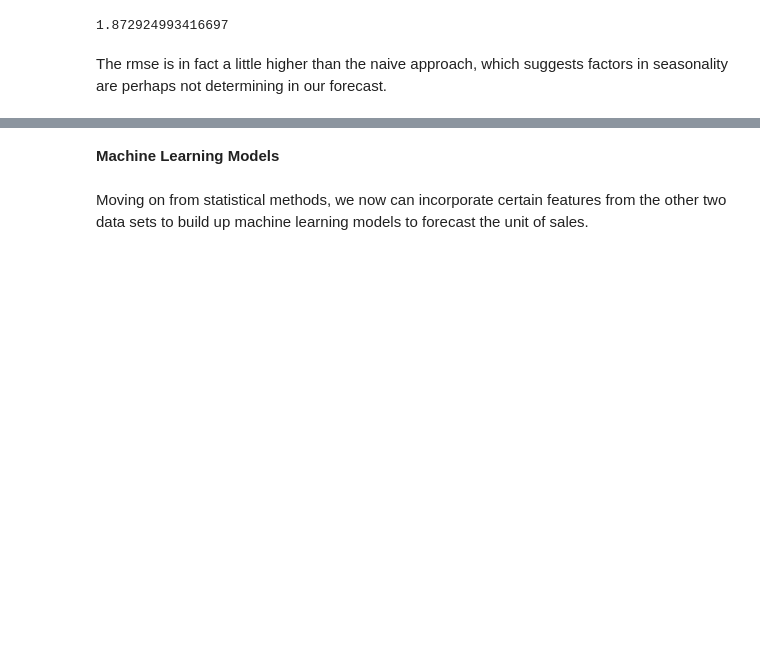
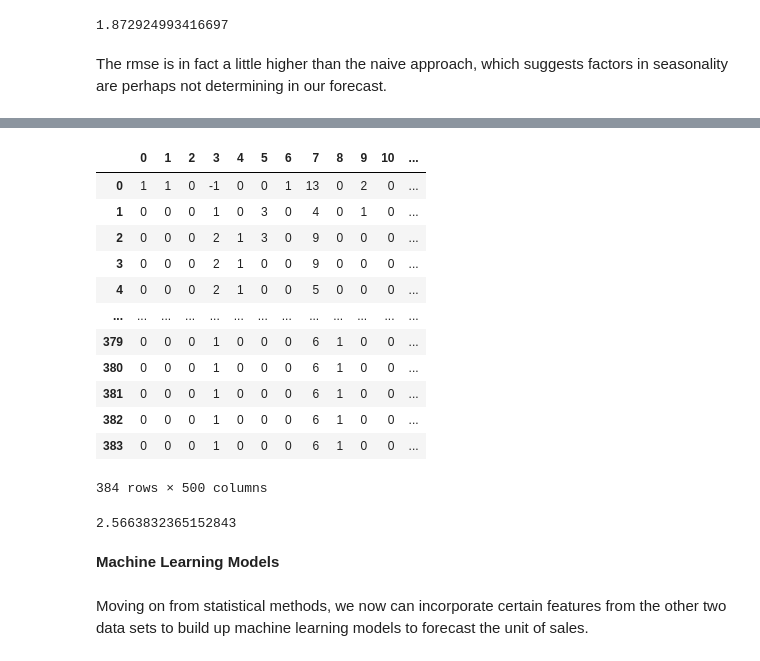
Before and after one commit to taoo0316/Applied-Data-Science, a Jupyter notebook: final project/YSC4224_Final_Project.ipynb, the cells around one changed output, grey strips where cells are left out. Cells and saved outputs as stored; diff of their text form; code cells hidden in the pictures; blank space fills up the shorter version.

```diff
--- a/final project/YSC4224_Final_Project.ipynb
+++ b/final project/YSC4224_Final_Project.ipynb
@@ -406,3 +475,45 @@ The rmse is in fact a little higher than the naive approach, which suggests fact
+# %%
+#creating the train and validation set
+train_var = first_500_sales[:int(0.8*(len(first_500_sales)))]
+valid_var = first_500_sales[int(0.8*(len(first_500_sales))):]
+
+#fit the model
+from statsmodels.tsa.vector_ar.var_model import VAR
+
+model = VAR(endog=train_var)
+model_fit = model.fit()
+
+# make prediction on validation
+prediction_var = model_fit.forecast(model.endog, steps=len(valid_var))
+# %%
+#converting predictions to dataframe
+pred_var = pd.DataFrame(index=range(0,len(prediction_var)),columns=[first_500_sales.columns])
+for j in range(0,500):
+    for i in range(0, len(prediction_var)):
+       pred_var.iloc[i][j] = prediction_var[i][j]
+
+pred_var = pred_var.astype(int)
+pred_var
+# %% [output]
+|  | 0 | 1 | 2 | 3 | 4 | 5 | 6 | 7 | 8 | 9 | 10 | ... |
+| 0 | 1 | 1 | 0 | -1 | 0 | 0 | 1 | 13 | 0 | 2 | 0 | ... |
+| 1 | 0 | 0 | 0 | 1 | 0 | 3 | 0 | 4 | 0 | 1 | 0 | ... |
+| 2 | 0 | 0 | 0 | 2 | 1 | 3 | 0 | 9 | 0 | 0 | 0 | ... |
+| 3 | 0 | 0 | 0 | 2 | 1 | 0 | 0 | 9 | 0 | 0 | 0 | ... |
+| 4 | 0 | 0 | 0 | 2 | 1 | 0 | 0 | 5 | 0 | 0 | 0 | ... |
+| ... | ... | ... | ... | ... | ... | ... | ... | ... | ... | ... | ... | ... |
+| 379 | 0 | 0 | 0 | 1 | 0 | 0 | 0 | 6 | 1 | 0 | 0 | ... |
+| 380 | 0 | 0 | 0 | 1 | 0 | 0 | 0 | 6 | 1 | 0 | 0 | ... |
+| 381 | 0 | 0 | 0 | 1 | 0 | 0 | 0 | 6 | 1 | 0 | 0 | ... |
+| 382 | 0 | 0 | 0 | 1 | 0 | 0 | 0 | 6 | 1 | 0 | 0 | ... |
+| 383 | 0 | 0 | 0 | 1 | 0 | 0 | 0 | 6 | 1 | 0 | 0 | ... |
+384 rows × 500 columns
+# %%
+from numpy import sqrt
+from sklearn.metrics import mean_squared_error
+np.mean(sqrt(mean_squared_error(pred_var, valid_var)))
+# %% [output]
+2.5663832365152843
 # %% [markdown]
 **Machine Learning Models**
 # %% [markdown]
```
Also changed, not shown: parts of 9 cells of this notebook.
